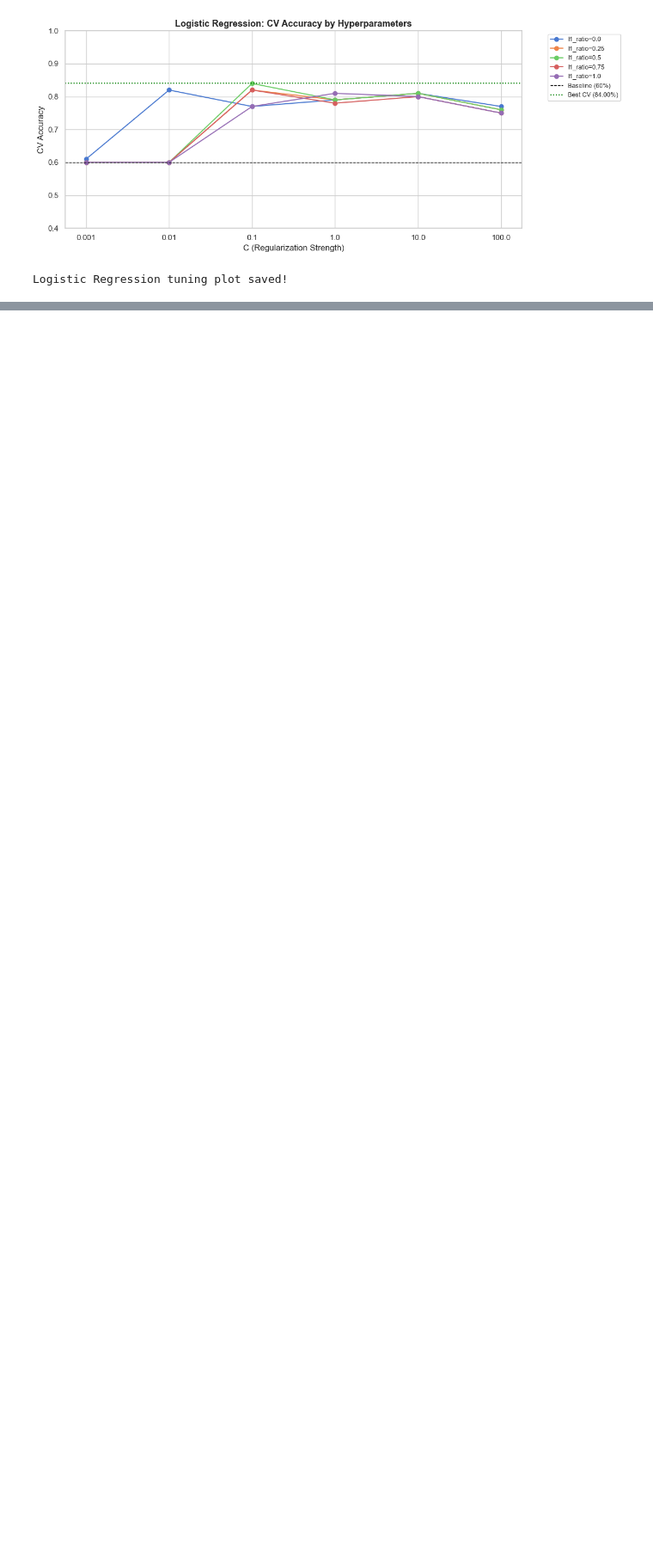
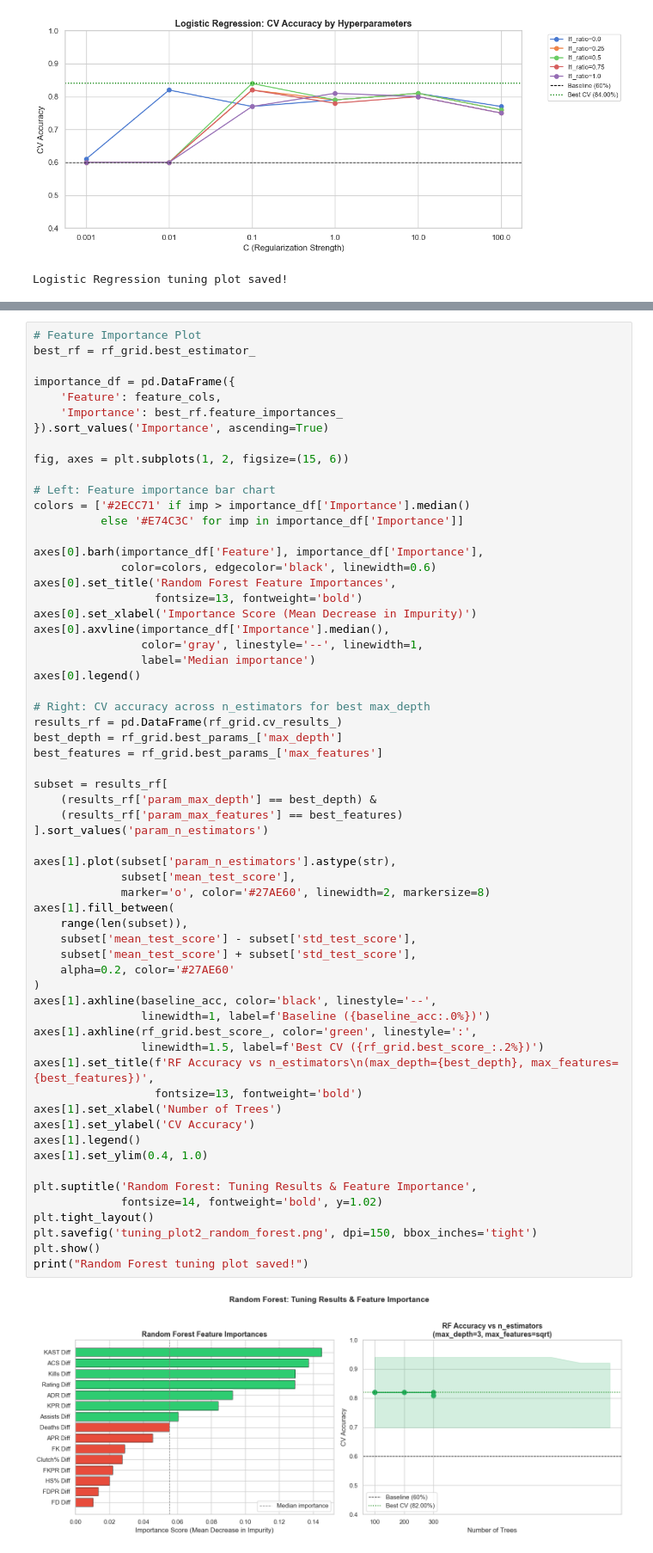
Before and after one commit to EthanSB-dev/VCT2026_Match_Predictor, a Jupyter notebook: VCTMatch_Prediction.ipynb, the cells around one changed output, grey strips where cells are left out. Shown at 86% size. Drawn from its saved outputs; the diff is of its cells as text; blank space fills up the shorter version.

Commit message:
Implemented Random Forest

```diff
--- a/VCTMatch_Prediction.ipynb
+++ b/VCTMatch_Prediction.ipynb
@@ -957,0 +998,63 @@ Logistic Regression tuning plot saved!
+# %%
+# Feature Importance Plot
+best_rf = rf_grid.best_estimator_
+
+importance_df = pd.DataFrame({
+    'Feature': feature_cols,
+    'Importance': best_rf.feature_importances_
+}).sort_values('Importance', ascending=True)
+
+fig, axes = plt.subplots(1, 2, figsize=(15, 6))
+
+# Left: Feature importance bar chart
+colors = ['#2ECC71' if imp > importance_df['Importance'].median()
+          else '#E74C3C' for imp in importance_df['Importance']]
+
+axes[0].barh(importance_df['Feature'], importance_df['Importance'],
+             color=colors, edgecolor='black', linewidth=0.6)
+axes[0].set_title('Random Forest Feature Importances',
+                  fontsize=13, fontweight='bold')
+axes[0].set_xlabel('Importance Score (Mean Decrease in Impurity)')
+axes[0].axvline(importance_df['Importance'].median(),
+                color='gray', linestyle='--', linewidth=1,
+                label='Median importance')
+axes[0].legend()
+
+# Right: CV accuracy across n_estimators for best max_depth
+results_rf = pd.DataFrame(rf_grid.cv_results_)
+best_depth = rf_grid.best_params_['max_depth']
+best_features = rf_grid.best_params_['max_features']
+
+subset = results_rf[
+    (results_rf['param_max_depth'] == best_depth) &
+    (results_rf['param_max_features'] == best_features)
+].sort_values('param_n_estimators')
+
+axes[1].plot(subset['param_n_estimators'].astype(str),
+             subset['mean_test_score'],
+             marker='o', color='#27AE60', linewidth=2, markersize=8)
+axes[1].fill_between(
+    range(len(subset)),
+    subset['mean_test_score'] - subset['std_test_score'],
+    subset['mean_test_score'] + subset['std_test_score'],
+    alpha=0.2, color='#27AE60'
+)
+axes[1].axhline(baseline_acc, color='black', linestyle='--',
+                linewidth=1, label=f'Baseline ({baseline_acc:.0%})')
+axes[1].axhline(rf_grid.best_score_, color='green', linestyle=':',
+                linewidth=1.5, label=f'Best CV ({rf_grid.best_score_:.2%})')
+axes[1].set_title(f'RF Accuracy vs n_estimators\n(max_depth={best_depth}, max_features={best_features})',
+                  fontsize=13, fontweight='bold')
+axes[1].set_xlabel('Number of Trees')
+axes[1].set_ylabel('CV Accuracy')
+axes[1].legend()
+axes[1].set_ylim(0.4, 1.0)
+
+plt.suptitle('Random Forest: Tuning Results & Feature Importance',
+             fontsize=14, fontweight='bold', y=1.02)
+plt.tight_layout()
+plt.savefig('tuning_plot2_random_forest.png', dpi=150, bbox_inches='tight')
+plt.show()
+print("Random Forest tuning plot saved!")
+# %% [output]
+[figure, added]
```
Also changed, not shown: parts of 2 cells of this notebook, 1 other file.
